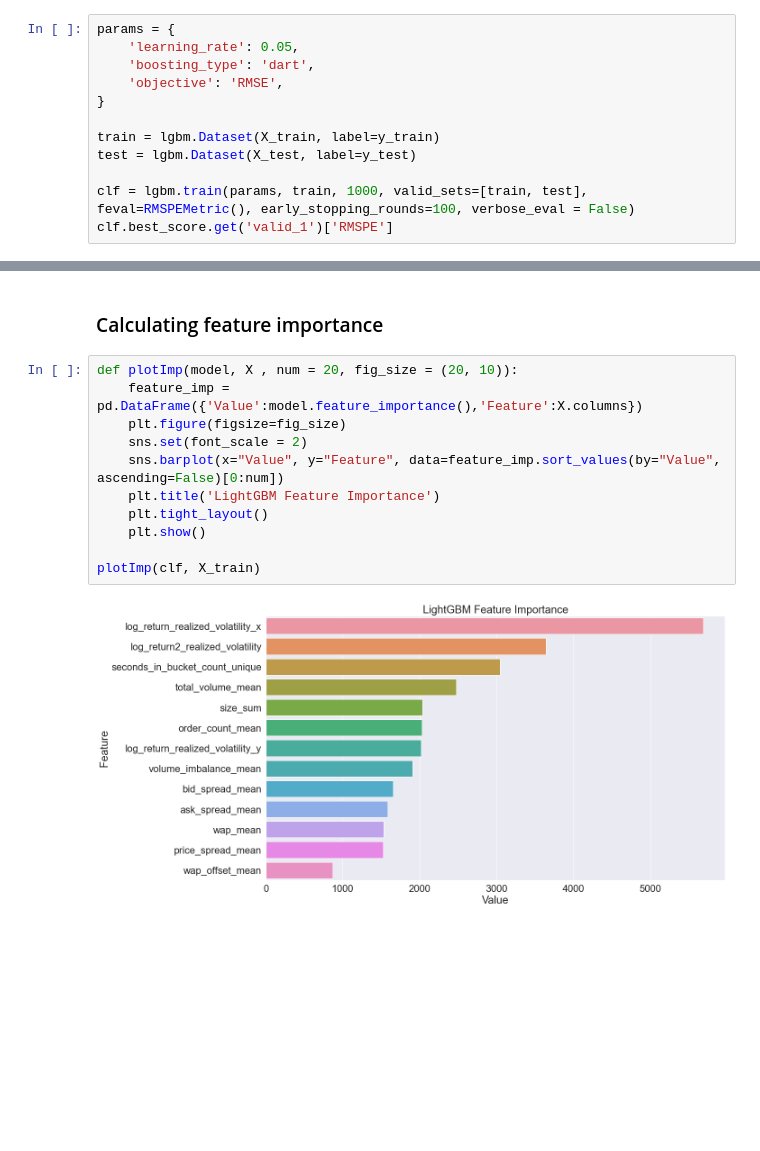
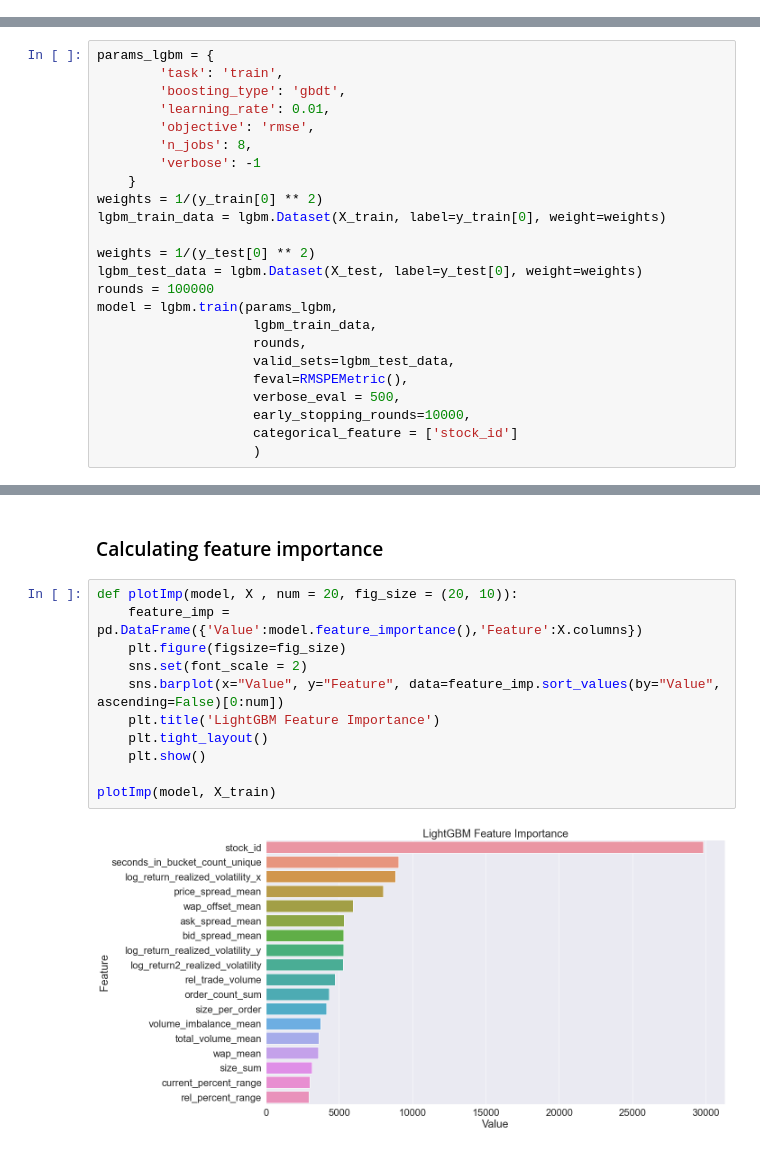
Before and after one commit to gilessssss/9417optivized, a Jupyter notebook: hugoStuff.ipynb, the cells around one changed output, grey strips where cells are left out. Saved outputs shown, nothing was run; the diff lists cells and outputs as text; blank space fills up the shorter version.

Commit message:
finished modelling

```diff
--- a/hugoStuff.ipynb
+++ b/hugoStuff.ipynb
@@ -138,14 +219,2 @@ for i in range(127):
 # %% [markdown]
 ### Implementing LGBM
-# %%
-params = {
-    'learning_rate': 0.05,
-    'boosting_type': 'dart',
-    'objective': 'RMSE',
-}
-
-train = lgbm.Dataset(X_train, label=y_train)
-test = lgbm.Dataset(X_test, label=y_test)
-
-clf = lgbm.train(params, train, 1000, valid_sets=[train, test], feval=RMSPEMetric(), early_stopping_rounds=100, verbose_eval = False)
-clf.best_score.get('valid_1')['RMSPE']
@@ -158,0 +221,24 @@ You can set `force_col_wise=true` to remove the overhead.
+# %%
+params_lgbm = {
+        'task': 'train',
+        'boosting_type': 'gbdt',
+        'learning_rate': 0.01,
+        'objective': 'rmse',
+        'n_jobs': 8,
+        'verbose': -1
+    }
+weights = 1/(y_train[0] ** 2)
+lgbm_train_data = lgbm.Dataset(X_train, label=y_train[0], weight=weights)
+
+weights = 1/(y_test[0] ** 2)
+lgbm_test_data = lgbm.Dataset(X_test, label=y_test[0], weight=weights)
+rounds = 100000
+model = lgbm.train(params_lgbm,
+                    lgbm_train_data,
+                    rounds,
+                    valid_sets=lgbm_test_data,
+                    feval=RMSPEMetric(),
+                    verbose_eval = 500,
+                    early_stopping_rounds=10000,
+                    categorical_feature = ['stock_id']
+                    )
@@ -161,16 +281,16 @@ You can set `force_col_wise=true` to remove the overhead.
 # %%
 def plotImp(model, X , num = 20, fig_size = (20, 10)):
     feature_imp = pd.DataFrame({'Value':model.feature_importance(),'Feature':X.columns})
     plt.figure(figsize=fig_size)
     sns.set(font_scale = 2)
     sns.barplot(x="Value", y="Feature", data=feature_imp.sort_values(by="Value", ascending=False)[0:num])
     plt.title('LightGBM Feature Importance')
     plt.tight_layout()
     plt.show()
 
-plotImp(clf, X_train)
+plotImp(model, X_train)
 # %% [output]
-[figure, old version]
+[figure, new version]
 # %%
 lgbm.plot_importance(clf)
 # %% [output]
```
Also changed, not shown: parts of 7 cells of this notebook, 1 other file.
